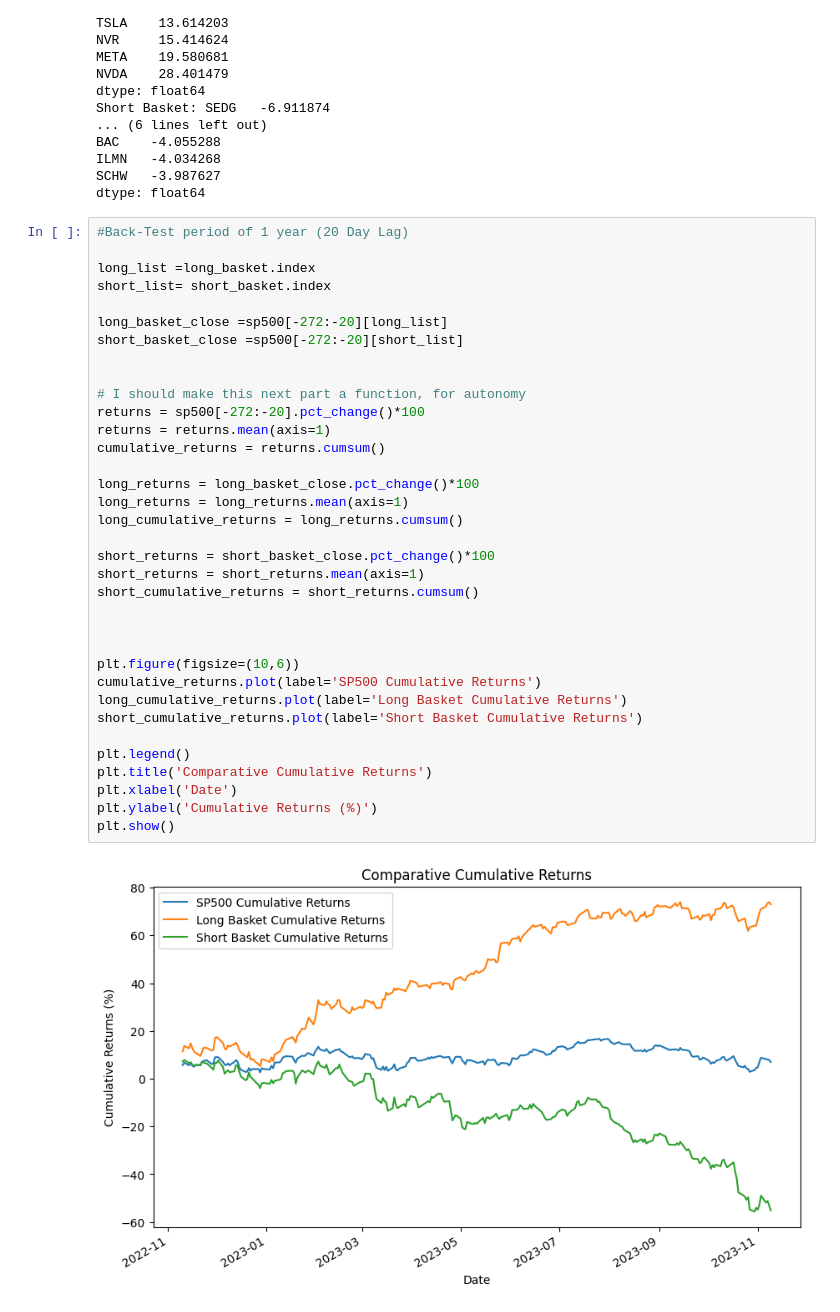
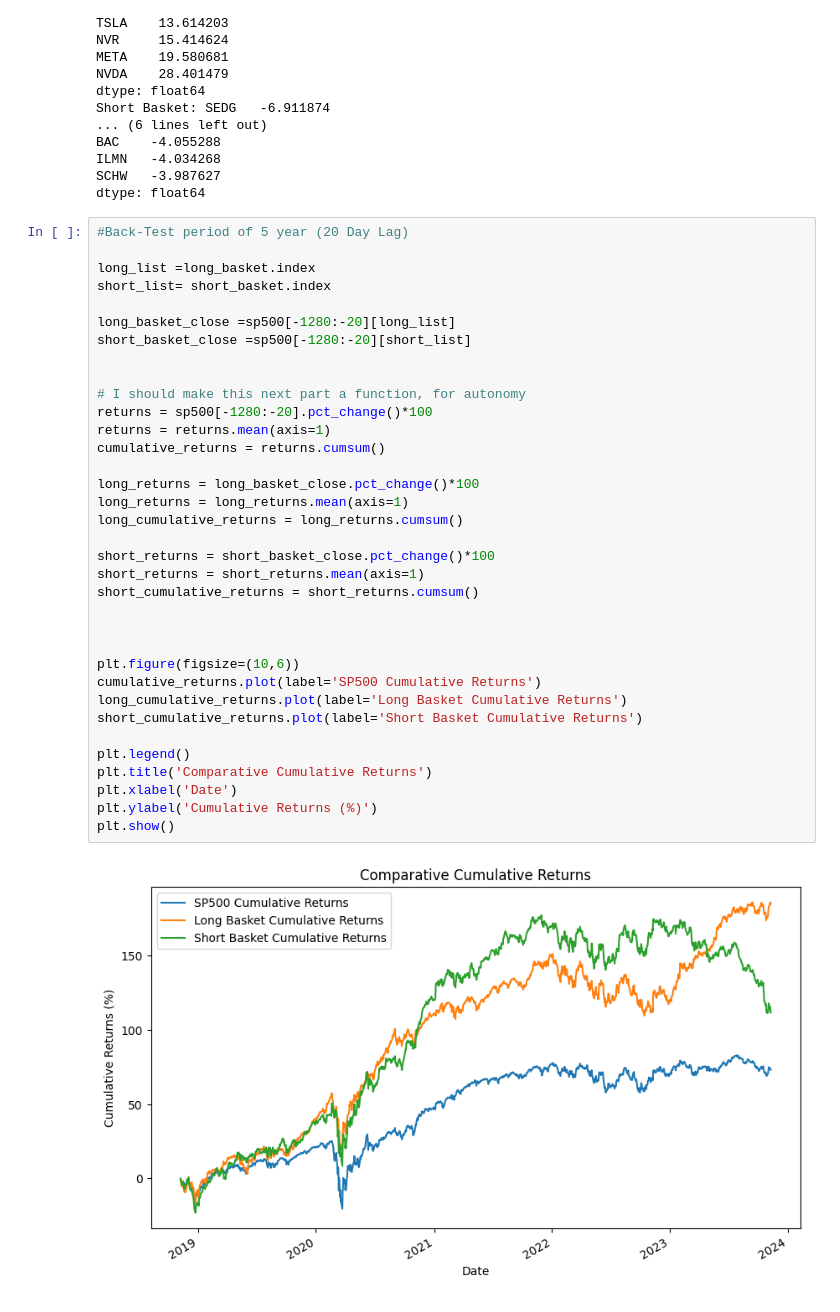
Before and after one commit to CCNY-Analytics-and-Quant/Quantative-Finance-Repo, a Jupyter notebook: final_project.ipynb, the cells around one changed output. Cells and saved outputs as stored; diff of their text form.

```diff
--- a/final_project.ipynb
+++ b/final_project.ipynb
@@ -204,39 +204,39 @@ ILMN   -4.034268
 SCHW   -3.987627
 dtype: float64
 # %%
-#Back-Test period of 1 year (20 Day Lag)
+#Back-Test period of 5 year (20 Day Lag)
 
 long_list =long_basket.index
 short_list= short_basket.index
 
-long_basket_close =sp500[-272:-20][long_list]
-short_basket_close =sp500[-272:-20][short_list]
+long_basket_close =sp500[-1280:-20][long_list]
+short_basket_close =sp500[-1280:-20][short_list]
 
 
 # I should make this next part a function, for autonomy
-returns = sp500[-272:-20].pct_change()*100
+returns = sp500[-1280:-20].pct_change()*100
 returns = returns.mean(axis=1)
 cumulative_returns = returns.cumsum()
 
 long_returns = long_basket_close.pct_change()*100
 long_returns = long_returns.mean(axis=1)
 long_cumulative_returns = long_returns.cumsum()
 
 short_returns = short_basket_close.pct_change()*100
 short_returns = short_returns.mean(axis=1)
 short_cumulative_returns = short_returns.cumsum()
 
 
 
 plt.figure(figsize=(10,6))
 cumulative_returns.plot(label='SP500 Cumulative Returns')
 long_cumulative_returns.plot(label='Long Basket Cumulative Returns')
 short_cumulative_returns.plot(label='Short Basket Cumulative Returns')
 
 plt.legend()
 plt.title('Comparative Cumulative Returns')
 plt.xlabel('Date')
 plt.ylabel('Cumulative Returns (%)')
 plt.show()
 # %% [output]
-[figure, old version]
+[figure, new version]
```
Also changed, not shown: parts of 1 cell of this notebook.
